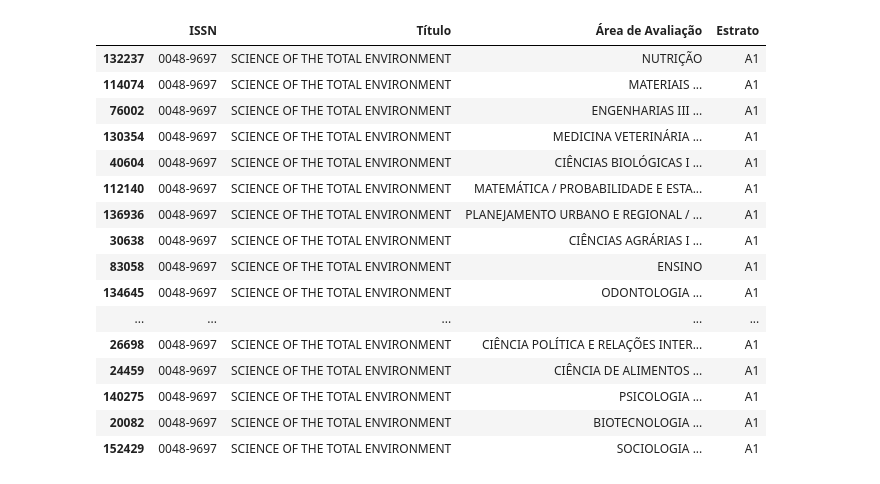
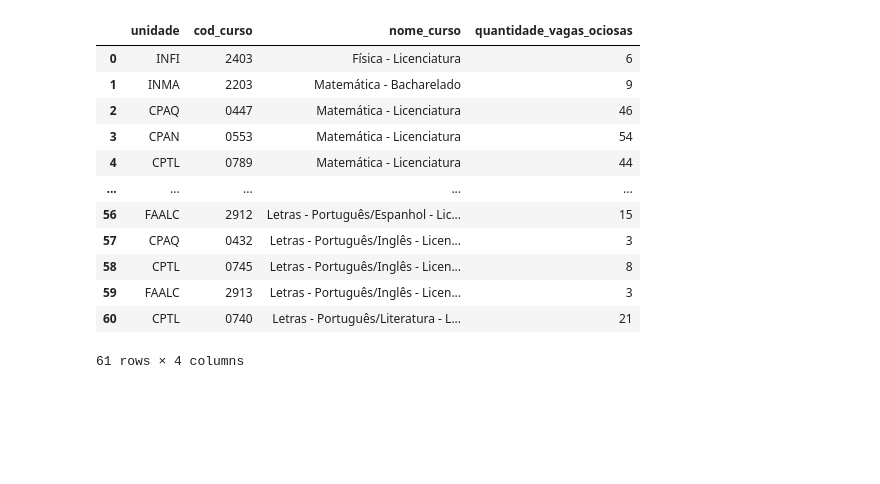
Before and after one commit to rafaelgov95/Doutorado, a Jupyter notebook: Inteligencia_Artificial/Atividade.ipynb, the cells around one changed output. Saved outputs shown, nothing was run; the diff lists cells and outputs as text; code cells hidden in the pictures; blank space fills up the shorter version.

```diff
--- a/Inteligencia_Artificial/Atividade.ipynb
+++ b/Inteligencia_Artificial/Atividade.ipynb
@@ -25,20 +21,24 @@ df_qualis_A= df[df['Estrato'].str.contains("A")].sort_values(['Estrato'])
-# %%
-df_qualis_A[df_qualis_A['Título'].str.lower().str.contains(str("Science of The total").lower())]
-# %% [output]
-|  | ISSN | Título | Área de Avaliação | Estrato |
-| 132237 | 0048-9697 | SCIENCE OF THE TOTAL ENVIRONMENT | NUTRIÇÃO | A1 |
-| 114074 | 0048-9697 | SCIENCE OF THE TOTAL ENVIRONMENT | MATERIAIS ... | A1 |
-| 76002 | 0048-9697 | SCIENCE OF THE TOTAL ENVIRONMENT | ENGENHARIAS III ... | A1 |
-| 130354 | 0048-9697 | SCIENCE OF THE TOTAL ENVIRONMENT | MEDICINA VETERINÁRIA ... | A1 |
-| 40604 | 0048-9697 | SCIENCE OF THE TOTAL ENVIRONMENT | CIÊNCIAS BIOLÓGICAS I ... | A1 |
-| 112140 | 0048-9697 | SCIENCE OF THE TOTAL ENVIRONMENT | MATEMÁTICA / PROBABILIDADE E ESTA... | A1 |
-| 136936 | 0048-9697 | SCIENCE OF THE TOTAL ENVIRONMENT | PLANEJAMENTO URBANO E REGIONAL / ... | A1 |
-| 30638 | 0048-9697 | SCIENCE OF THE TOTAL ENVIRONMENT | CIÊNCIAS AGRÁRIAS I ... | A1 |
-| 83058 | 0048-9697 | SCIENCE OF THE TOTAL ENVIRONMENT | ENSINO | A1 |
-| 134645 | 0048-9697 | SCIENCE OF THE TOTAL ENVIRONMENT | ODONTOLOGIA ... | A1 |
-| ... | ... | ... | ... | ... |
-| 26698 | 0048-9697 | SCIENCE OF THE TOTAL ENVIRONMENT | CIÊNCIA POLÍTICA E RELAÇÕES INTER... | A1 |
-| 24459 | 0048-9697 | SCIENCE OF THE TOTAL ENVIRONMENT | CIÊNCIA DE ALIMENTOS ... | A1 |
-| 140275 | 0048-9697 | SCIENCE OF THE TOTAL ENVIRONMENT | PSICOLOGIA ... | A1 |
-| 20082 | 0048-9697 | SCIENCE OF THE TOTAL ENVIRONMENT | BIOTECNOLOGIA ... | A1 |
-| 152429 | 0048-9697 | SCIENCE OF THE TOTAL ENVIRONMENT | SOCIOLOGIA ... | A1 |
+# %%
+df['unidade']=df.apply(  lambda row :  row['unidade'].split('/')[0],axis=1)
+df['cod_curso'] = df['cod_curso'].astype(int)
+df['cod_curso'] = df['cod_curso'].astype(str)
+df['qauntidade_vagas_ociosas'] = df['qauntidade_vagas_ociosas'].astype(int)
+df=df.rename(columns={'qauntidade_vagas_ociosas':'quantidade_vagas_ociosas'})
+df['cod_curso'] = df.apply(lambda row : '0'+row['cod_curso'] if (len(row['cod_curso'])<4) else row['cod_curso'] ,axis=1)
+df.to_csv('vagas_ociosas_2023',sep=',',index=False)
+# %%
+df
+# %% [output]
+|  | unidade | cod_curso | nome_curso | quantidade_vagas_ociosas |
+| 0 | INFI | 2403 | Física - Licenciatura | 6 |
+| 1 | INMA | 2203 | Matemática - Bacharelado | 9 |
+| 2 | CPAQ | 0447 | Matemática - Licenciatura | 46 |
+| 3 | CPAN | 0553 | Matemática - Licenciatura | 54 |
+| 4 | CPTL | 0789 | Matemática - Licenciatura | 44 |
+| ... | ... | ... | ... | ... |
+| 56 | FAALC | 2912 | Letras - Português/Espanhol - Lic... | 15 |
+| 57 | CPAQ | 0432 | Letras - Português/Inglês - Licen... | 3 |
+| 58 | CPTL | 0745 | Letras - Português/Inglês - Licen... | 8 |
+| 59 | FAALC | 2913 | Letras - Português/Inglês - Licen... | 3 |
+| 60 | CPTL | 0740 | Letras - Português/Literatura - L... | 21 |
+61 rows × 4 columns
```
Also changed, not shown: parts of 3 cells of this notebook, 7 other files.
